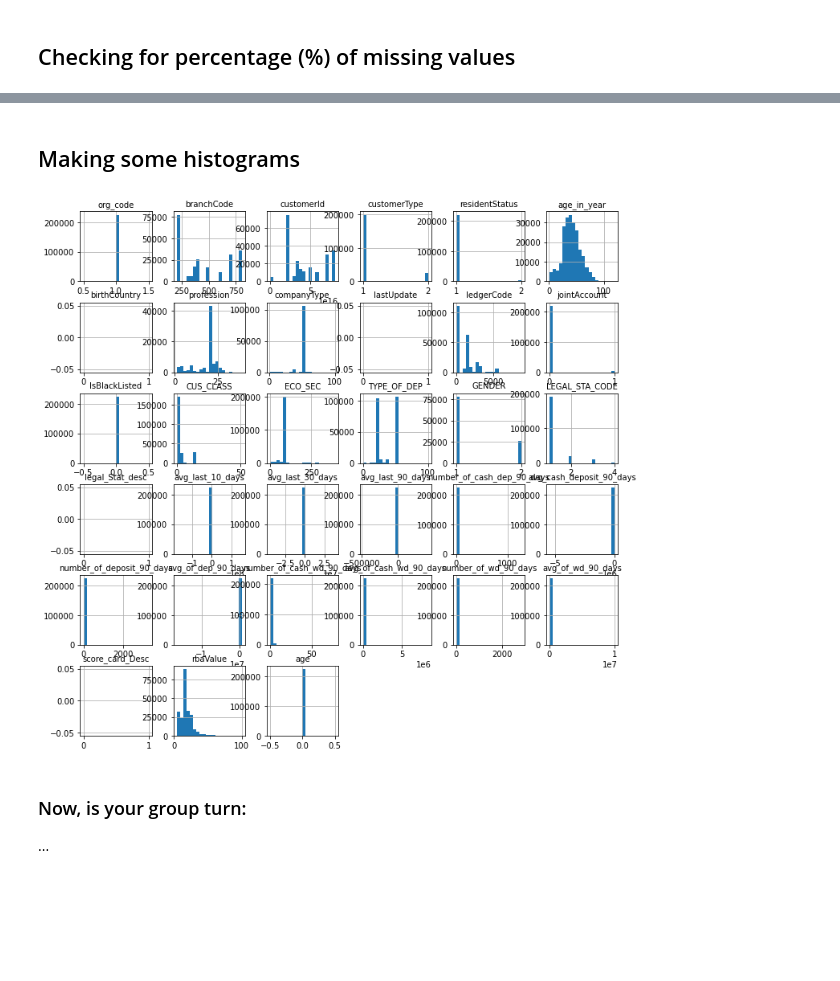
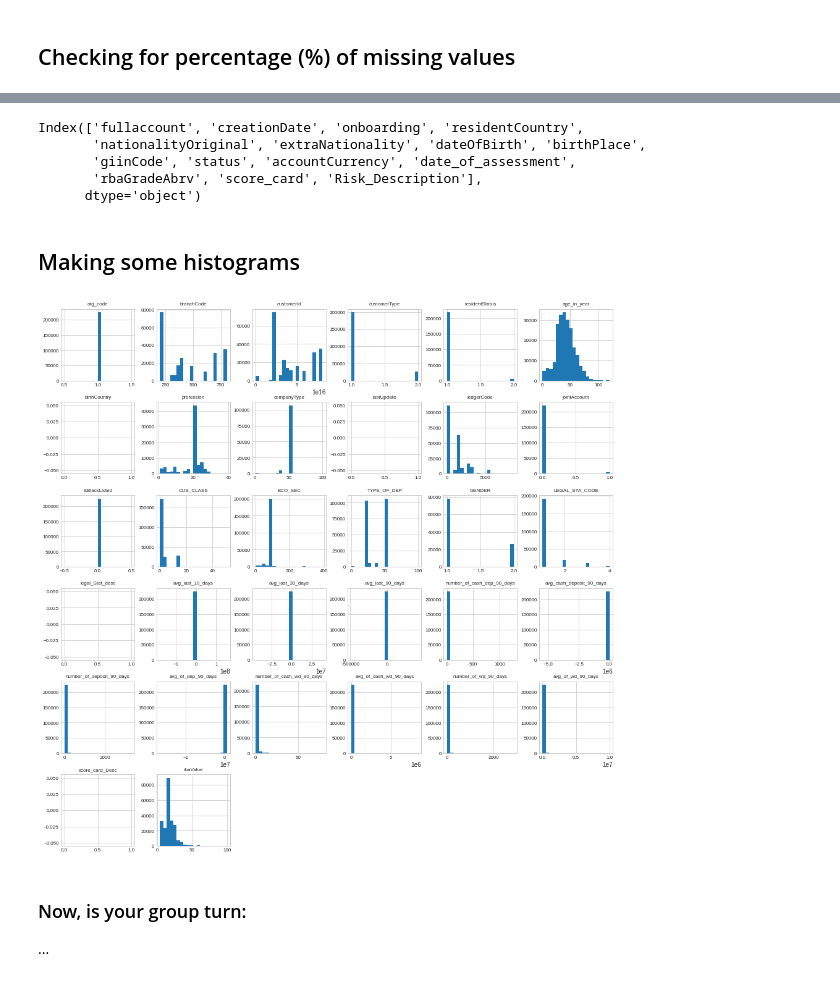
Before and after one commit to iOrevir/EDA_FeatureEngineering, a Jupyter notebook: IE_GROUP_VIDEO_RBA_KYC_STARTERCODE_V3.ipynb, the cells around one changed output, grey strips where cells are left out. Drawn from its saved outputs; the diff is of its cells as text; code cells hidden in the pictures; blank space fills up the shorter version.

```diff
--- a/IE_GROUP_VIDEO_RBA_KYC_STARTERCODE_V3.ipynb
+++ b/IE_GROUP_VIDEO_RBA_KYC_STARTERCODE_V3.ipynb
@@ -40,3 +92,3 @@ os.getcwd()
 # %%
 import pandas as pd
-df = pd.read_excel('RBA_KYC_Accounts_ALL_Ids.xlsx')
+df = pd.read_excel("/content/drive/My Drive/Python_Group_Assignment/RBA_KYC_Accounts_ALL_Ids.xlsx")
@@ -76,14 +172,13 @@ Name: creationDate_indays, dtype: timedelta64[ns]
 def f(end):
     global max_date
     try:
-        #r = relativedelta(pd.to_datetime('now'), end)
         r = relativedelta(max_date, end)
         return(r.years)
     except:
-        return '{} years {} days'.format(r.years, r.days)
-        #return(0)
-#    r = relativedelta(pd.to_datetime('now'), end)
-#    return '{} years {} days'.format(r.years, r.days)
+        return(0)
+
+    # r = relativedelta(pd.to_datetime('now'), end)
+    # return '{} years {} days'.format(r.years, r.days)
 # %%
 max_date = df['dateOfBirth'].astype('datetime64[ns]').max()
 df['age'] = df['dateOfBirth'].astype('datetime64[ns]').apply(f)
@@ -114,0 +241,5 @@ dtype: float64
+# %%
+# Dropped cols with more than 90% NAs > from 48 cols to 42
+# useless_cols = ['score_card_Desc','birthCountry','giinCode','lastUpdate','legal_Stat_desc','score_card_Desc']
+useless_cols = ['companyType']
+df = df.drop(columns=useless_cols)
@@ -114,0 +294,4 @@ dtype: float64
+# %%
+## change date_of_birth to date type
+## might be worth deleting the rest of the rows as they ar unpredictable and no mean
+df['dateOfBirth'] = pd.to_datetime(df['dateOfBirth'], format= '%Y-%m-%d')
@@ -115,25 +379,33 @@ dtype: float64
+# %%
+cat_cols
+# %% [output]
+Index(['fullaccount', 'creationDate', 'onboarding', 'residentCountry',
+       'nationalityOriginal', 'extraNationality', 'dateOfBirth', 'birthPlace',
+       'giinCode', 'status', 'accountCurrency', 'date_of_assessment',
+       'rbaGradeAbrv', 'score_card', 'Risk_Description'],
+      dtype='object')
 # %% [markdown]
 ## Making some histograms
 # %%
 %matplotlib inline
 import matplotlib.pylab as plt
 attribute_columns = list(df.columns)
 if True:
-    fontsize = 10
-    fig = df[attribute_columns].hist(bins = 20, figsize = (12, 12),
+    fontsize = 8
+    fig = df[attribute_columns].hist(bins = 20, figsize = (16, 16),
                                        xlabelsize=fontsize,
                                        ylabelsize=fontsize)
     for x in fig.ravel():
         x.title.set_size(fontsize)
 else:
     nrows = (len(attribute_columns)+1) // 2
     plt.figure(figsize=(12,25))
     for i in range(len(attribute_columns)):
         name = attribute_columns[i]
         plt.subplot(nrows,2,i+1)
         data[name].hist()
         plt.title(name, fontsize=14)
 
 plt.show()
 # %% [output]
-[figure, old version]
+[figure, new version]
```
Also changed, not shown: parts of 41 cells of this notebook.
